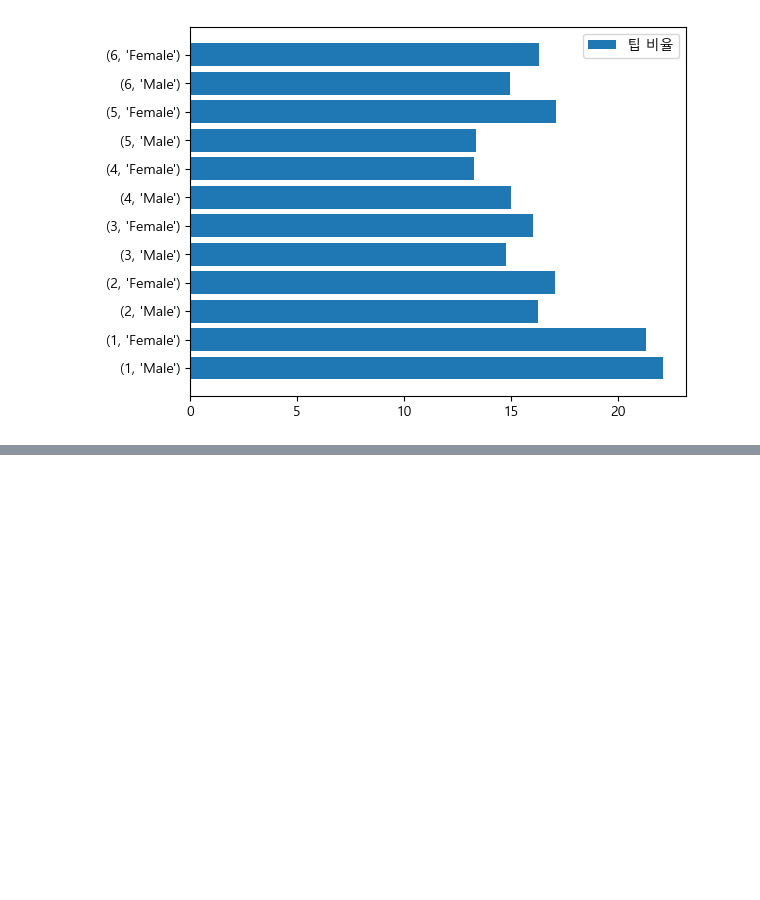
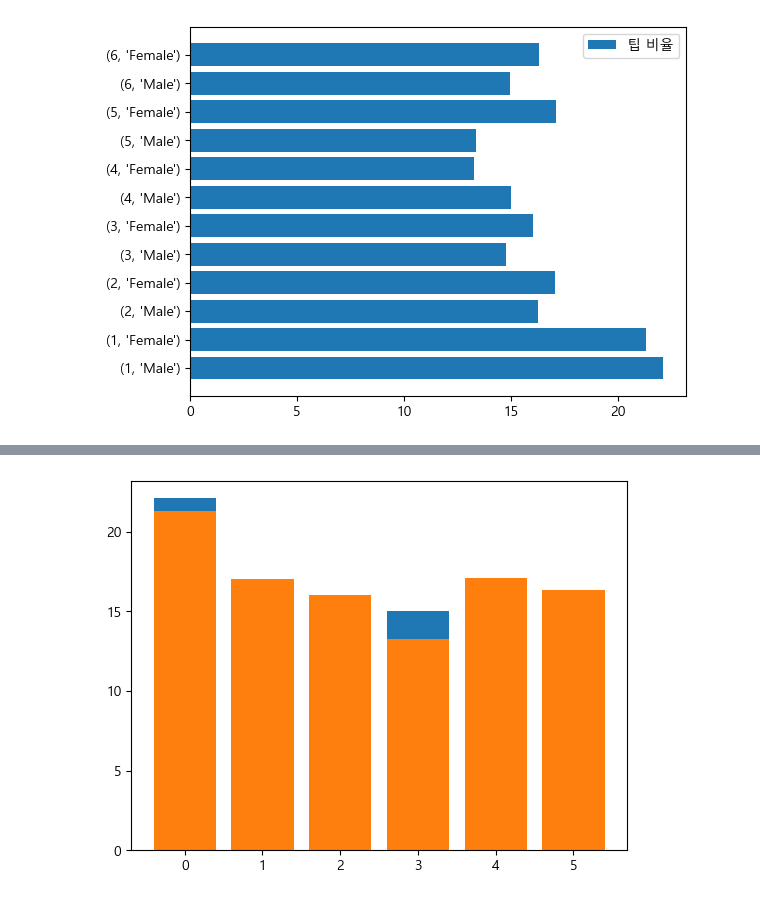
Before and after one commit to sejinhwang97ko/2023prac, a Jupyter notebook: 20230412/01_tips.ipynb, the cells around one changed output, grey strips where cells are left out. Saved outputs shown, nothing was run; the diff lists cells and outputs as text; code cells hidden in the pictures; blank space fills up the shorter version.

```diff
--- a/20230412/01_tips.ipynb
+++ b/20230412/01_tips.ipynb
@@ -122,3 +122,6 @@ plt.legend()
 plt.show()
 # %% [output]
 [figure]
+# %%
+tips_1 = tips[['인원','성별','팁 비율']].groupby(['인원','성별']).mean()
+tips_1
@@ -124,0 +143,14 @@ plt.show()
+# %%
+#남자의 데이터프레임
+#여자의 데이터프레임 으로 나눈다.
+
+male_data = pd.DataFrame()
+female_data = pd.DataFrame()
+
+for i in tips_1.index:
+    if i[1] == 'Male':
+        male_data = pd.concat([male_data, tips_1.loc[i]])
+    else:
+        female_data = pd.concat([female_data, tips_1.loc[i]])
+
+male_data
@@ -124,0 +165,14 @@ plt.show()
+# %%
+#남자의 데이터프레임
+#여자의 데이터프레임 으로 나눈다.
+
+male_data = pd.DataFrame()
+female_data = pd.DataFrame()
+
+for i in tips_1.index:
+    if i[1] == 'Male':
+        male_data = pd.concat([male_data, tips_1.loc[[i]]])
+    else:
+        female_data = pd.concat([female_data, tips_1.loc[[i]]])
+
+male_data
@@ -124,0 +188,11 @@ plt.show()
+# %%
+x = list(range(0, len(male_data.index),  1))
+y = male_data['팁 비율']
+x2 = list(range(0, len(female_data.index),  1))
+y2 = female_data['팁 비율']
+
+plt.bar(x,y, label = '팁 비율')
+plt.bar(x2,y2, label = '팁 비율')
+plt.show()
+# %% [output]
+[figure, added]
```
Also changed, not shown: parts of 8 cells of this notebook, 1 other file.
